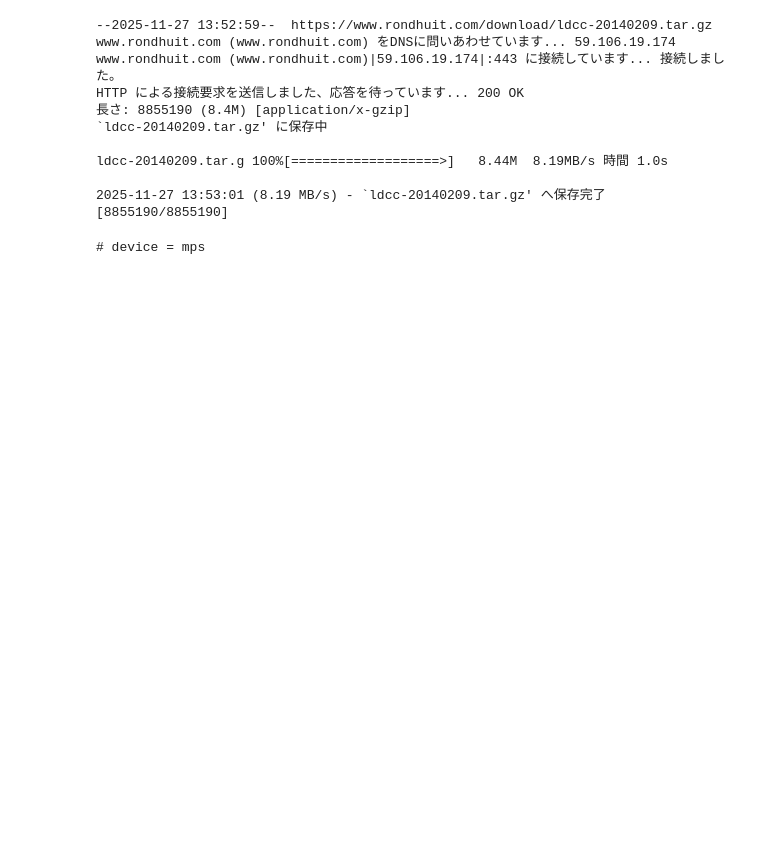
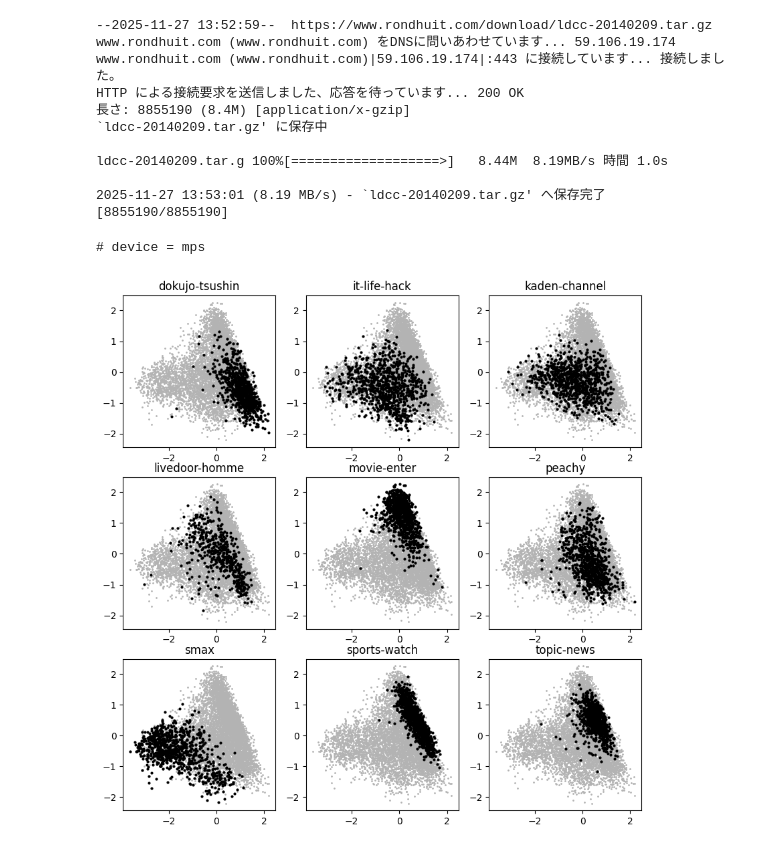
Before and after one commit to maton369/BERT_Practice, a Jupyter notebook: Chapter10.ipynb, the cells around one changed output. Saved outputs shown, nothing was run; the diff lists cells and outputs as text; code cells hidden in the pictures; blank space fills up the shorter version.

```diff
--- a/Chapter10.ipynb
+++ b/Chapter10.ipynb
@@ -137,0 +166,53 @@ labels = np.array(labels)  # [N_doc]
+# %%
+# 10-7
+# -------------------------------------------------------------
+# 目的（理論）：
+# - PCA で 2 次元へ次元圧縮した文ベクトル（sentence_vectors_pca）を、
+#   9 カテゴリー（labels ∈ {0..8}）ごとに小 multiples（3×3 サブプロット）で可視化する。
+# - 各小図では「全体分布（薄い灰色）」を背景に描き、注目クラスのみ「黒」で上書きすることで、
+#   クラスごとのクラスタリング傾向・重なり・境界の曖昧さを視覚的に比較できる。
+# - PCA 可視化は「線形・分散最大化」に基づく投影であり、クラス分離が線形でない場合は
+#   必ずしも明瞭にならない点に注意（t-SNE/UMAP などの非線形手法も状況によって有効）。
+# 前提：
+# - sentence_vectors_pca : ndarray 形状 [N, 2]（10-6 で PCA 済み）
+# - labels               : ndarray 形状 [N]   （各サンプルのクラスID 0..8）
+# - category_list        : 長さ 9 のラベル名リスト（labels の数値に対応）
+# -------------------------------------------------------------
+
+plt.figure(figsize=(10, 10))  # 全体キャンバス（インチ）。サブプロットを 3×3 で配置
+for label in range(9):
+    plt.subplot(3, 3, label + 1)  # 小図を (行=3, 列=3, インデックス=1..9) で配置
+
+    # 対象クラスのブールマスク（True の行だけが該当クラス）
+    index = labels == label
+
+    # 背景：全サンプル（灰色・小さめマーカー）
+    # ねらい：各クラス図でも “全体の地形” を参照できるようにする（文書密度や他クラスの散らばりがわかる）
+    plt.plot(
+        sentence_vectors_pca[:, 0],
+        sentence_vectors_pca[:, 1],
+        "o",
+        markersize=1,
+        color=[0.7, 0.7, 0.7],
+    )
+
+    # 前景：注目クラスのみ（黒・やや大きいマーカー）
+    # ねらい：クラスの凝集度・位置・他クラスとの重なりを視認しやすくする
+    plt.plot(
+        sentence_vectors_pca[index, 0],
+        sentence_vectors_pca[index, 1],
+        "o",
+        markersize=2,
+        color="k",
+    )
+
+    # 小図タイトルにクラス名を表示（category_list と labels の対応が前提）
+    plt.title(category_list[label])
+
+# 備考（任意改善案；ここでは “コード変更はしない” 方針のためコメントのみ）：
+# - plt.tight_layout() を最後に呼ぶとタイトルや軸ラベルの重なりを軽減できる。
+# - 重なりが多い場合は alpha（透過）を付けると密度が見やすい（例：alpha=0.3）。
+# - 座標軸スケール差で歪む場合は plt.axis('equal') や標準化を検討。
+# - PCA は分散保持が目的でクラス分離を最適化しない。判別可視化なら LDA（クラス内/間分散比最大化）の併用も検討。
+# %% [output]
+[figure, added]
```
Also changed, not shown: parts of 1 cell of this notebook.
